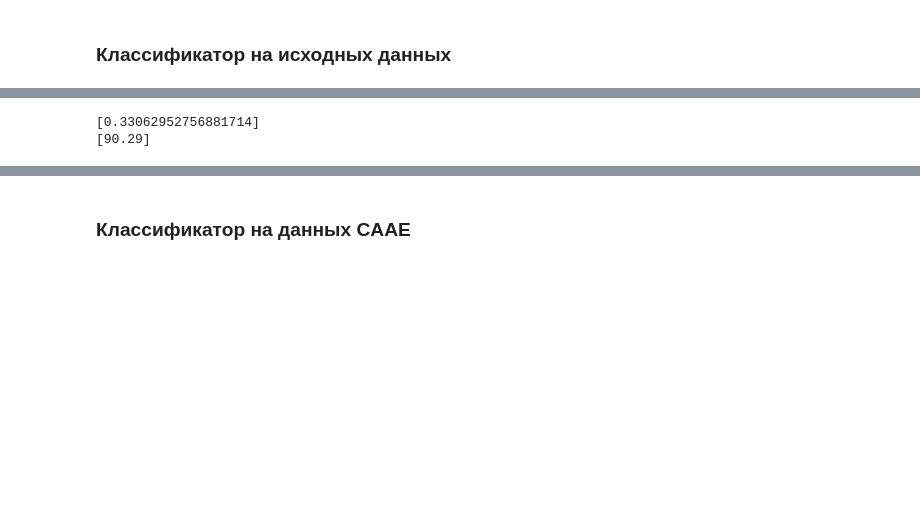
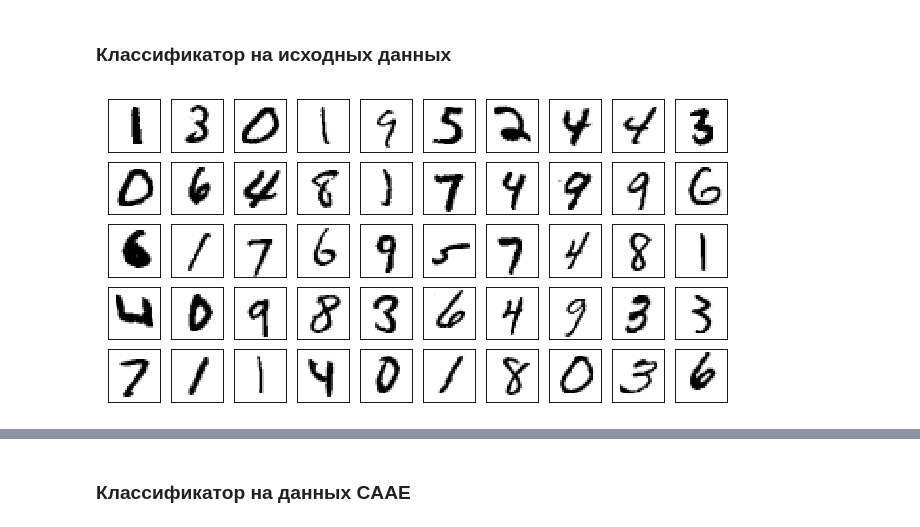
Before and after one commit to aleksey-egorov/dl-engineer-homework, a Jupyter notebook: homework_9/mnist_fc_classifiers.ipynb, the cells around one changed output, grey strips where cells are left out. Saved outputs shown, nothing was run; the diff lists cells and outputs as text; code cells hidden in the pictures; blank space fills up the shorter version.

```diff
--- a/homework_9/mnist_fc_classifiers.ipynb
+++ b/homework_9/mnist_fc_classifiers.ipynb
@@ -71,6 +71,13 @@ class Classifier():
         self.loss = 0.0
         self.loss_log = []
         self.acc_log = []
+
+    def show_data_sample(self):
+        with torch.no_grad():
+            data, label = next(iter(train_loader))
+            plot_data = data.cpu().data[:50].numpy().reshape(-1, 1, 28, 28)
+            plot_mnist(plot_data, (5, 10))
+            print ("Checking labels: {} \n\n".format(label[:50]))
 
     def train(self, epoch):
         train_size = len(self.train_loader.sampler)
@@ -155,5 +162,7 @@ class Classifier():
 ### Классификатор на исходных данных
 # %%
 cls_raw = Classifier(train_loader, valid_loader, test_loader)
-cls_raw.start_training(1)
+cls_raw.show_data_sample()
+cls_raw.start_training(10)
 # %% [output]
+[figure, added]
@@ -164,9 +186,3 @@ Valid loss: 0.3306 Accuracy: 90.29
-# %%
-print (cls_raw.loss_log)
-print (cls_raw.acc_log)
-# %% [output]
-[0.33062952756881714]
-[90.29]
 # %%
 cls_raw.test()
 # %% [output]
```
Also changed, not shown: parts of 17 cells of this notebook, 1 other file.
